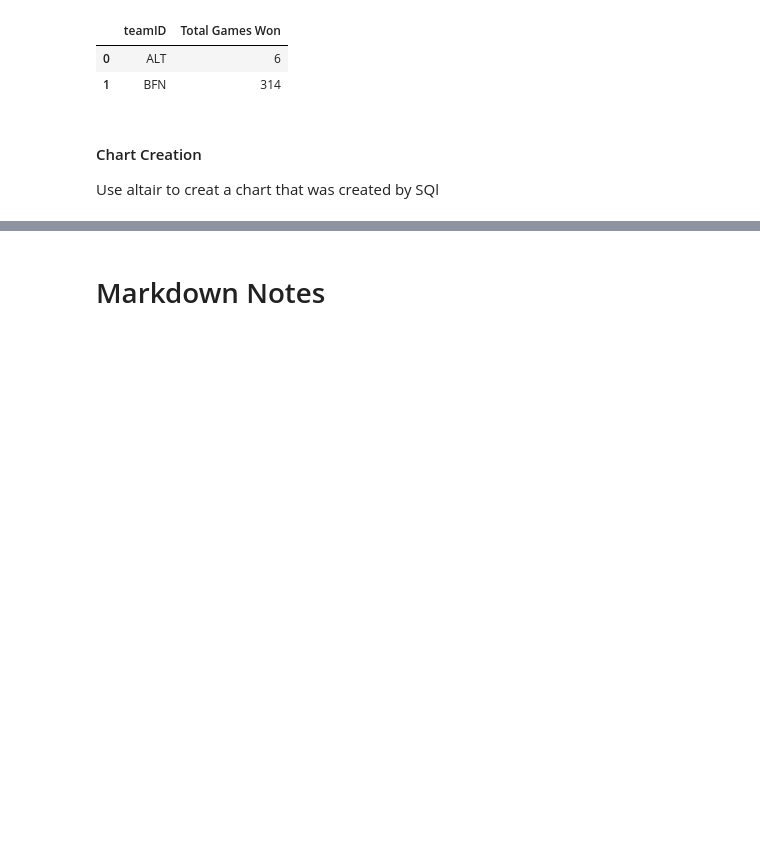
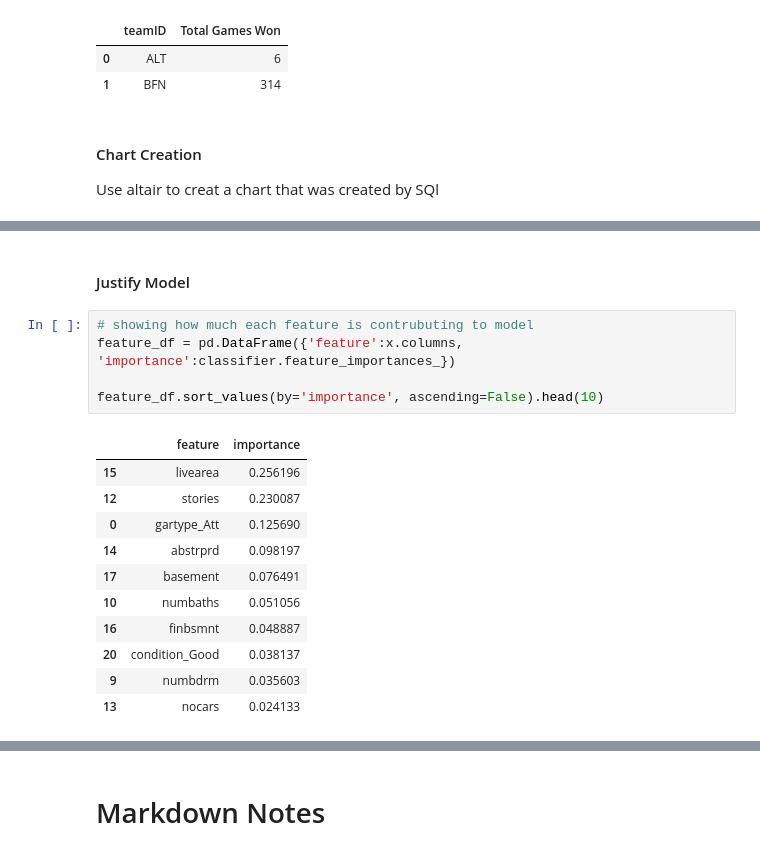
Before and after one commit to spencerwigren/cse-250-study-guild, a Jupyter notebook: Study guild.ipynb, the cells around one changed output, grey strips where cells are left out. Drawn from its saved outputs; the diff is of its cells as text; blank space fills up the shorter version.

```diff
--- a/Study guild.ipynb
+++ b/Study guild.ipynb
@@ -148,0 +217,19 @@ sql_chart_0
+# %% [markdown]
+#### Justify Model
+# %%
+# showing how much each feature is contrubuting to model
+feature_df = pd.DataFrame({'feature':x.columns, 'importance':classifier.feature_importances_})
+
+feature_df.sort_values(by='importance', ascending=False).head(10)
+# %% [output]
+|  | feature | importance |
+| 15 | livearea | 0.256196 |
+| 12 | stories | 0.230087 |
+| 0 | gartype_Att | 0.125690 |
+| 14 | abstrprd | 0.098197 |
+| 17 | basement | 0.076491 |
+| 10 | numbaths | 0.051056 |
+| 16 | finbsmnt | 0.048887 |
+| 20 | condition_Good | 0.038137 |
+| 9 | numbdrm | 0.035603 |
+| 13 | nocars | 0.024133 |
```
Also changed, not shown: parts of 20 cells of this notebook.
